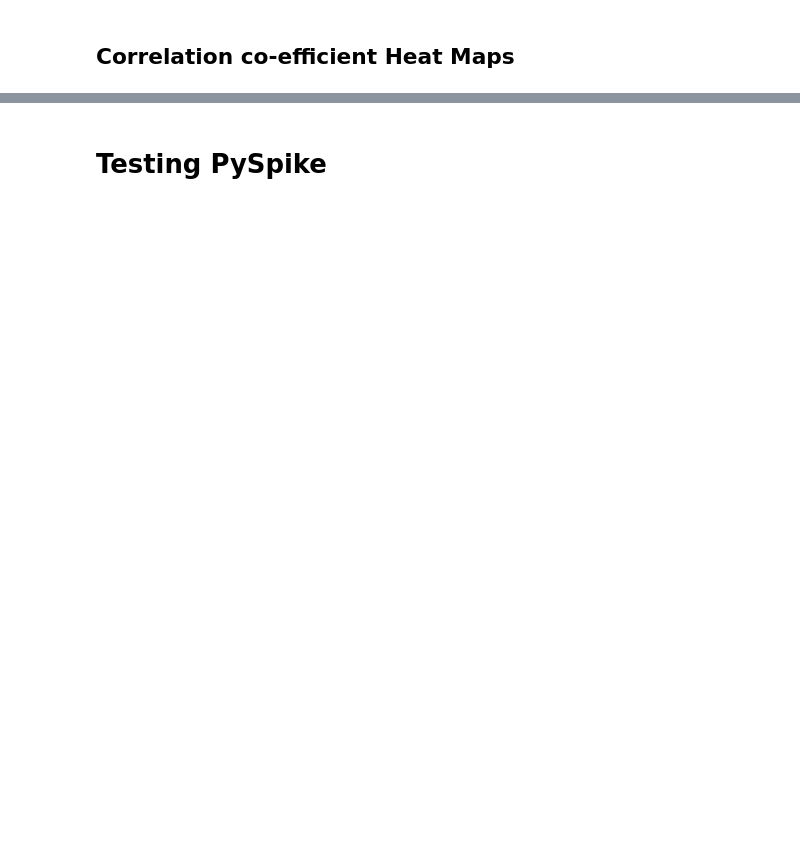
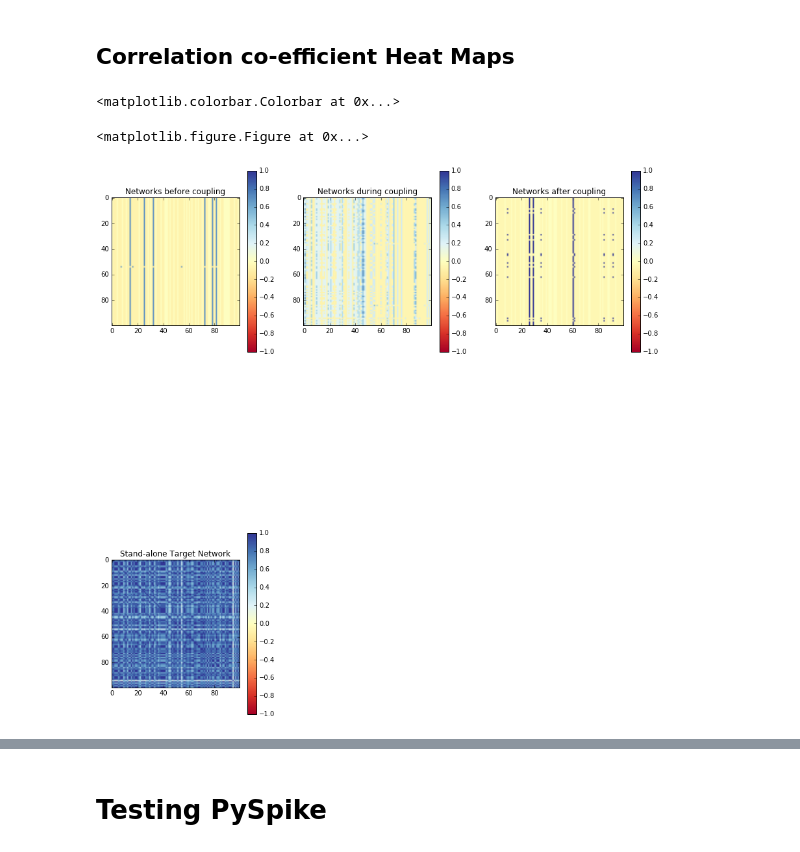
Before and after one commit to KokilaP/Neural-Networks, a Jupyter notebook: N2_BatchSimModel.ipynb, the cells around one changed output, grey strips where cells are left out. Drawn from its saved outputs; the diff is of its cells as text; code cells hidden in the pictures; blank space fills up the shorter version.

```diff
--- a/N2_BatchSimModel.ipynb
+++ b/N2_BatchSimModel.ipynb
@@ -878,28 +958,32 @@ SN_3_CC = stats.spike_cc(SN1_3_binary,SN2_3_binary)
 # %%
-# Generating a heat map
+# Generating a heat map to compare similarity of spike trains in all neurons of Network 1 to all neurons of Network 2
 fig3 = plt.figure()
 plt.subplots(figsize=(15,15)) # Increasing the figure size
 plt.subplots_adjust(hspace = 1) # Change width between subplots
 
 ax1 = plt.subplot(2,3,1)
 ax1.set_title("Networks before coupling")
-map = plt.imshow(SN_1_CC,cmap = 'RdYlBu',vmin=-1,vmax=1) # Blue gives maximum correlation while red shows least correlation
+map = plt.imshow(SN_1_iCC,cmap = 'RdYlBu',vmin=-1,vmax=1) # Blue gives maximum correlation while red shows least correlation
 plt.colorbar(map) # To show the legend of colors with corresponding values form matrix
 
 ax2 = plt.subplot(2,3,2)
 ax2.set_title("Networks during coupling")
-map2 = plt.imshow(SN_2_CC,cmap = 'RdYlBu',vmin=-1,vmax=1) # Blue gives maximum correlation while red shows least correlation
+map2 = plt.imshow(SN_2_iCC,cmap = 'RdYlBu',vmin=-1,vmax=1) # Blue gives maximum correlation while red shows least correlation
 plt.colorbar(map2)
 
 ax3 = plt.subplot(2,3,3)
 ax3.set_title("Networks after coupling")
-map3 = plt.imshow(SN_3_CC,cmap = 'RdYlBu',vmin=-1,vmax=1) # Blue gives maximum correlation while red shows least correlation
+map3 = plt.imshow(SN_3_iCC,cmap = 'RdYlBu',vmin=-1,vmax=1) # Blue gives maximum correlation while red shows least correlation
 plt.colorbar(map3)
 
-ax3 = plt.subplot(2,3,5)
+ax3 = plt.subplot(2,3,4)
 ax3.set_title("Stand-alone Target Network")
-map3 = plt.imshow(SN0_CC,cmap = 'RdYlBu',vmin=-1,vmax=1) # Blue gives maximum correlation while red shows least correlation
+map3 = plt.imshow(SN0_iCC,cmap = 'RdYlBu',vmin=-1,vmax=1) # Blue gives maximum correlation while red shows least correlation
 plt.colorbar(map3)
+# %% [output]
+<matplotlib.colorbar.Colorbar at 0x...>
+<matplotlib.figure.Figure at 0x...>
+[figure, added]
 # %%
 t_end = time.time()
 t_end - t_start
```
Also changed, not shown: parts of 12 cells of this notebook.
